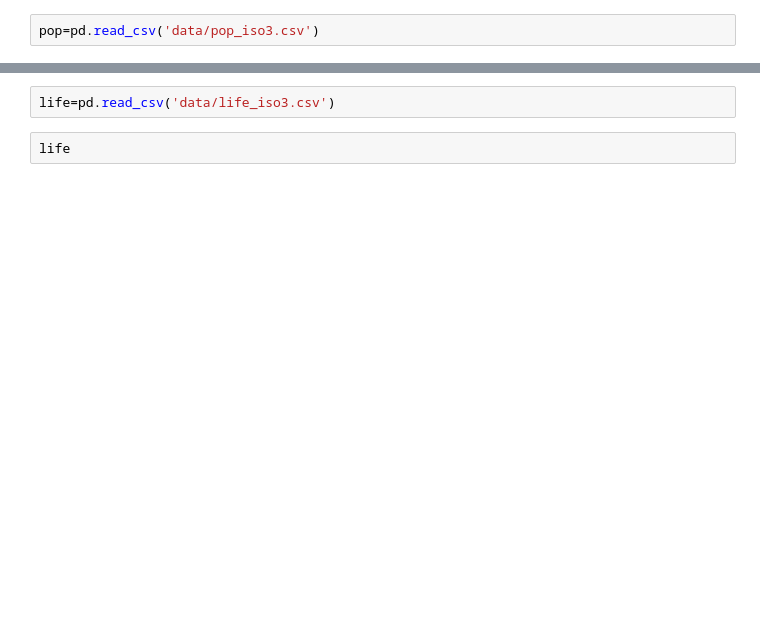
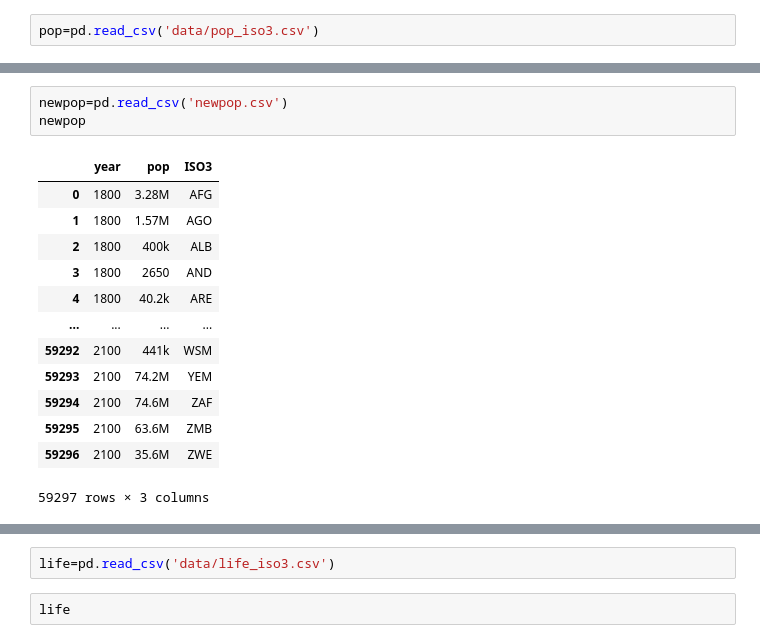
Before and after one commit to NaokiSasaya/gis, a Jupyter notebook: week13/marge.ipynb, the cells around one changed output, grey strips where cells are left out. Drawn from its saved outputs; the diff is of its cells as text; blank space fills up the shorter version.

```diff
--- a/week13/marge.ipynb
+++ b/week13/marge.ipynb
@@ -48,0 +129,17 @@ pop
+# %%
+newpop=pd.read_csv('newpop.csv')
+newpop
+# %% [output]
+|  | year | pop | ISO3 |
+| 0 | 1800 | 3.28M | AFG |
+| 1 | 1800 | 1.57M | AGO |
+| 2 | 1800 | 400k | ALB |
+| 3 | 1800 | 2650 | AND |
+| 4 | 1800 | 40.2k | ARE |
+| ... | ... | ... | ... |
+| 59292 | 2100 | 441k | WSM |
+| 59293 | 2100 | 74.2M | YEM |
+| 59294 | 2100 | 74.6M | ZAF |
+| 59295 | 2100 | 63.6M | ZMB |
+| 59296 | 2100 | 35.6M | ZWE |
+59297 rows × 3 columns
```
Also changed, not shown: parts of 29 cells of this notebook, 22 other files.
